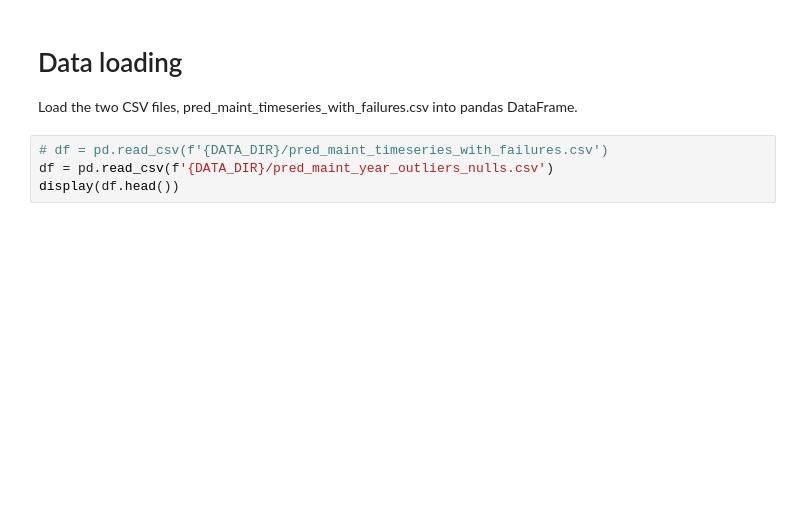
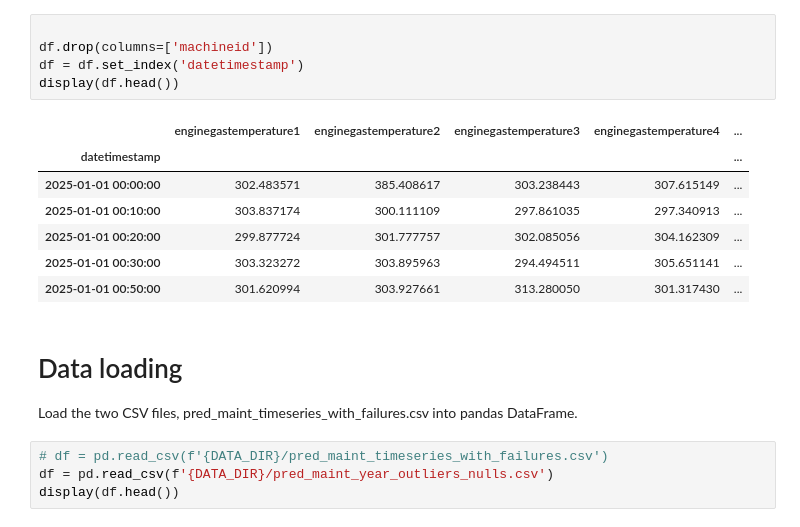
Before and after one commit to rosa-lpz/Data-Science-Portfolio, a Jupyter notebook: Predictive Maintenance/pred_maint_failures/notebooks/03-model.ipynb, the cells around one changed output. Saved outputs shown, nothing was run; the diff lists cells and outputs as text; blank space fills up the shorter version.

```diff
--- a/Predictive Maintenance/pred_maint_failures/notebooks/03-model.ipynb
+++ b/Predictive Maintenance/pred_maint_failures/notebooks/03-model.ipynb
@@ -23,3 +124,16 @@ from statsmodels.tsa.seasonal import seasonal_decompose
+# %%
+
+df.drop(columns=['machineid'])
+df = df.set_index('datetimestamp')
+display(df.head())
+# %% [output]
+|  | enginegastemperature1 | enginegastemperature2 | enginegastemperature3 | enginegastemperature4 | ... |
+| datetimestamp |  |  |  |  | ... |
+| 2025-01-01 00:00:00 | 302.483571 | 385.408617 | 303.238443 | 307.615149 | ... |
+| 2025-01-01 00:10:00 | 303.837174 | 300.111109 | 297.861035 | 297.340913 | ... |
+| 2025-01-01 00:20:00 | 299.877724 | 301.777757 | 302.085056 | 304.162309 | ... |
+| 2025-01-01 00:30:00 | 303.323272 | 303.895963 | 294.494511 | 305.651141 | ... |
+| 2025-01-01 00:50:00 | 301.620994 | 303.927661 | 313.280050 | 301.317430 | ... |
 # %% [markdown]
 # Data loading
 
```
Also changed, not shown: parts of 16 cells of this notebook, 6 other files.
